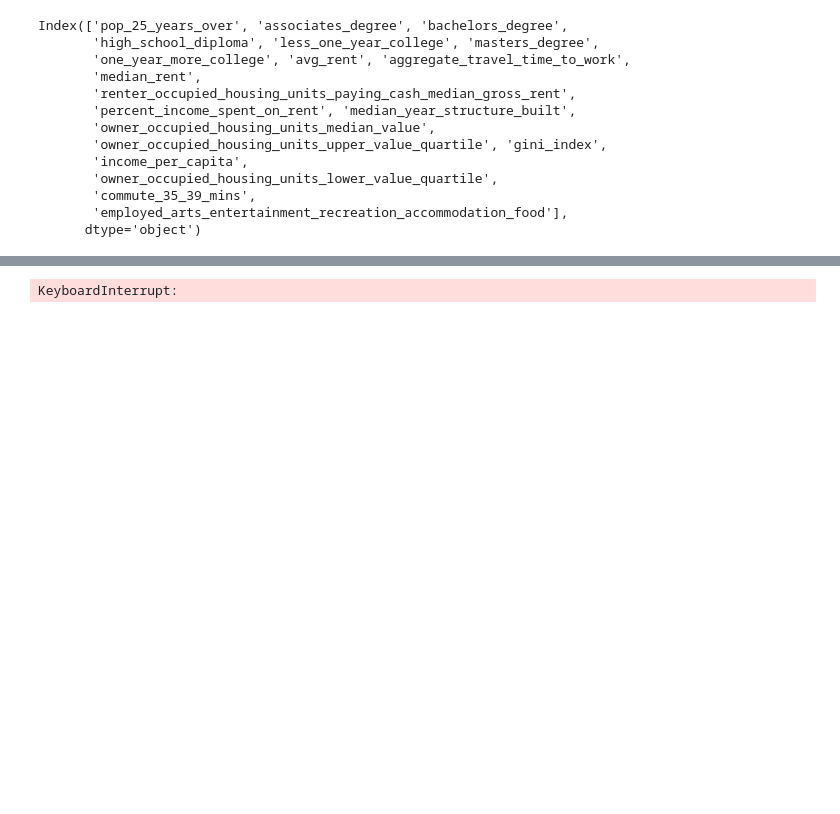
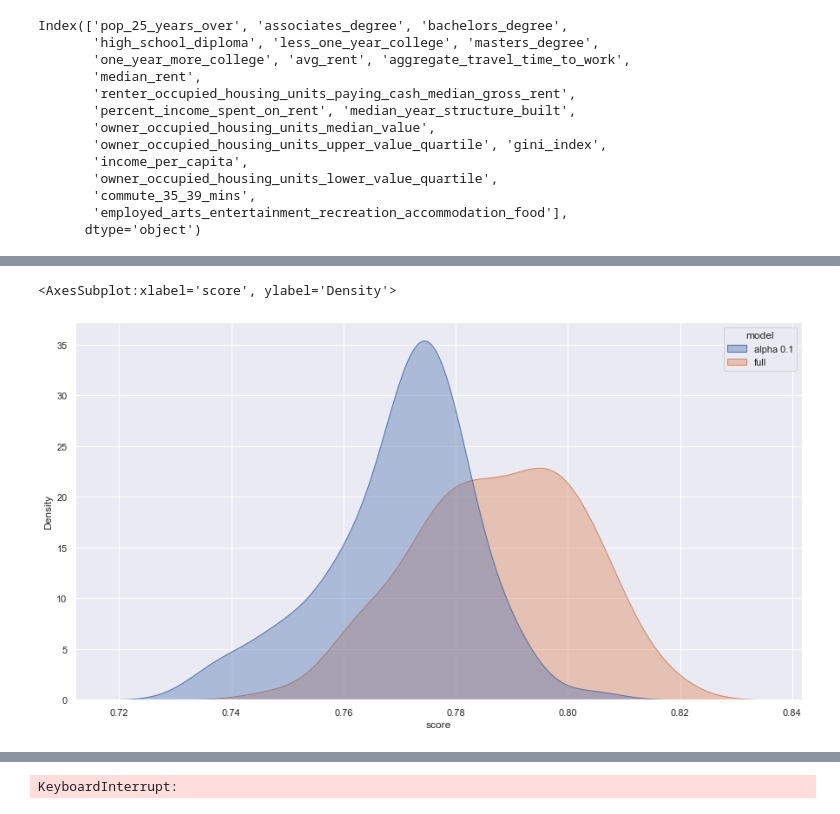
Before and after one commit to Skipp-py/NYCDSA_Capstone, a Jupyter notebook: Karl/2011_acs_model_building.ipynb, the cells around one changed output, grey strips where cells are left out. Cells and saved outputs as stored; diff of their text form; code cells hidden in the pictures; blank space fills up the shorter version.

```diff
--- a/Karl/2011_acs_model_building.ipynb
+++ b/Karl/2011_acs_model_building.ipynb
@@ -93,7 +96,7 @@ sns.kdeplot(data=scores, x="score", hue="model", fill=True, common_norm=False, a
 X_train, X_test, y_train, y_test = train_test_split(X, y, test_size=0.25)
 # Setting max_iter because it doesn't coverge without it
 lasso = Lasso(max_iter=10000, normalize=True)
-alphas = np.linspace(0.1,10.0,40)
+alphas = np.linspace(0.05,0.55,41)
 coefs_lasso = []
 R2_train = []
 R2_test = []
@@ -133,0 +209,4 @@ len(X.columns)
+# %%
+# Let's try running the model again with only the attributes that survived at alpha = 0.1
+alpha_0pt1_attr = coefs_lasso.loc[0.1,coefs_lasso.loc[0.1,:] != 0].sort_values(ascending=False).keys()
+alpha_0pt1_attr
@@ -133,0 +227,3 @@ len(X.columns)
+# %%
+X_0pt1 = X[alpha_0pt1_attr]
+X_0pt1
@@ -133,0 +244,16 @@ len(X.columns)
+# %%
+mlr = LinearRegression()
+mlr_0pt1 = []
+for i in range(100):
+    X_train, X_test, y_train, y_test = train_test_split(X_0pt1, y, test_size = 0.25)
+    mlr.fit(X_train, y_train)
+    mlr_0pt1.append(mlr.score(X_test, y_test))
+# %%
+scores = pd.concat([pd.DataFrame({'score':mlr_0pt1,'model':'alpha 0.1'})
+                    ,pd.DataFrame({'score':mlr_lin,'model':'full'})
+                   ])
+sns.set(rc = {'figure.figsize':(15,8)})
+sns.kdeplot(data=scores, x="score", hue="model", fill=True, common_norm=False, alpha=0.4)
+# %% [output]
+<AxesSubplot:xlabel='score', ylabel='Density'>
+[figure, added]
```
Also changed, not shown: parts of 32 cells of this notebook, 2 other files.
